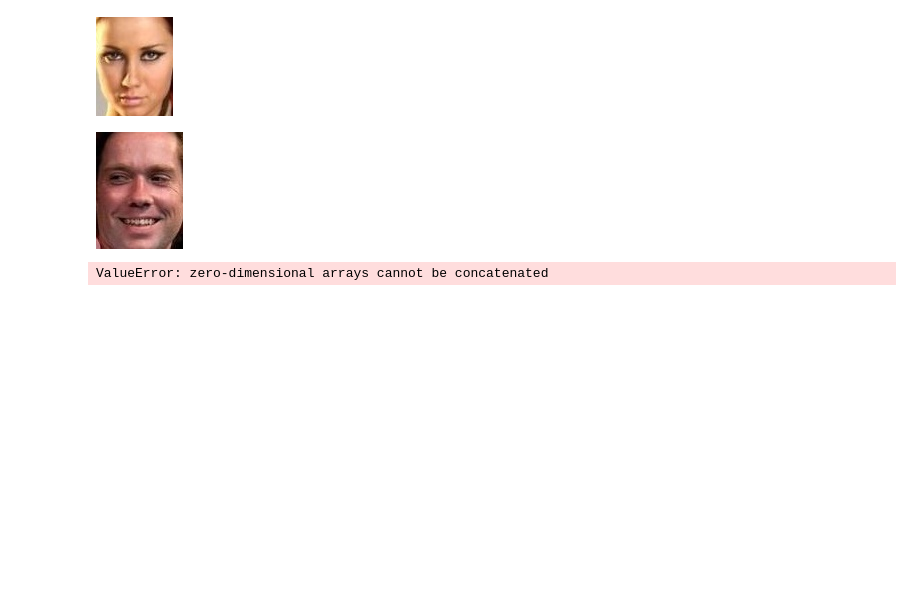
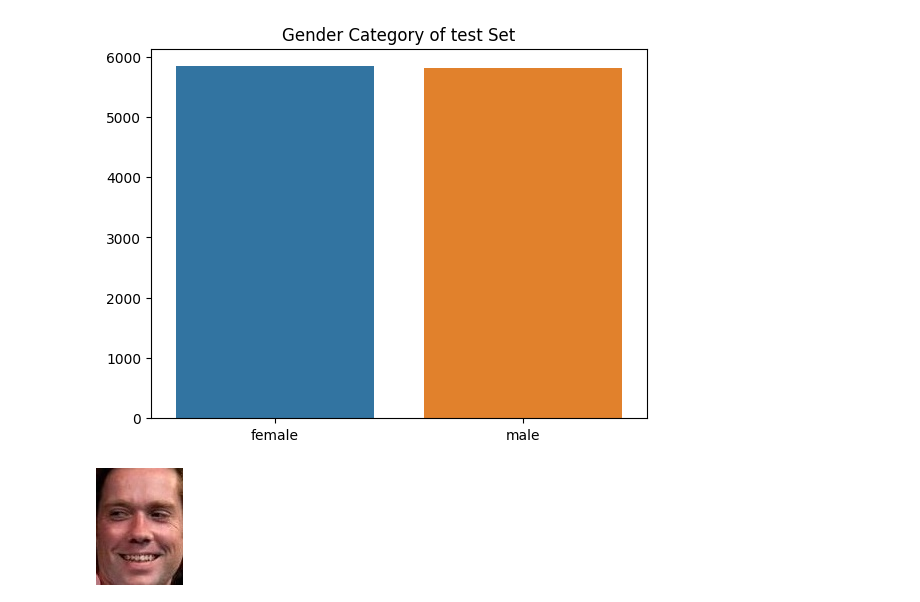
Before and after one commit to Mozes721/MaleOrFemale, a Jupyter notebook: classification/gender-classification-trained-dataset.ipynb, the cells around one changed output. Drawn from its saved outputs; the diff is of its cells as text; code cells hidden in the pictures; blank space fills up the shorter version.

```diff
--- a/classification/gender-classification-trained-dataset.ipynb
+++ b/classification/gender-classification-trained-dataset.ipynb
@@ -28,12 +21,10 @@ female_test='../Validation/female'
 # %%
-train_category=os.listdir(train_path)
+category_names = os.listdir(train_path)
+num_category_names =len(category_names)
 train_images = []
-for cate in train_category:
-    folder = train_path + "/" + cate
+for category in category_names:
+    folder = train_path +"/"+ category
     train_images.append(len(os.listdir(folder)))
 
-test_category=os.listdir(test_path)
-test_images = []
-for cate in test_category:
-     folder = test_path +"/"+ cate
-     test_images.append(len(os.listdir(folder)))
+g = sns.barplot(x=category_names,y=train_images)
+g.set_title("Gender Category of Train Set");
@@ -40,7 +33,13 @@ for cate in test_category:
 # %%
-Image.open('../Training/female/131485.jpg.jpg')
+test_images = []
+for category in category_names:
+    folder = test_path +"/"+ category
+    test_images.append(len(os.listdir(folder)))
+
+g = sns.barplot(x=category_names,y=test_images)
+g.set_title("Gender Category of test Set");
 # %% [output]
-[figure, old version]
+[figure, new version]
 # %%
 Image.open('../Training/male/090544.jpg.jpg')
 # %% [output]
@@ -69,13 +70,7 @@ for i in os.listdir(test_male):
 # %%
-x_train=np.concatenate((fe_train,ma_train),axis=0)
-y_train=np.asarray(label1)
-y_train=y_train.reshape(x_train.shape[0],1)
-
-x_test = np.concatenate((male_test,female_test),axis=0)
-y_test = np.asarray(label2)
-y_test = y_test.reshape(x_test.shape[0],1)
+x_train = np.concatenate((male_train,female_train),axis=0)
+y_train = np.asarray(label)
+y_train = y_train.reshape(x_train.shape[0],1)
-# %% [output]
-ValueError: zero-dimensional arrays cannot be concatenated
 # %%
 print("Woman Faces",np.shape(female_train),"Man Faces",np.shape(male_train))
 print("Train Dataset",x_train.shape,"Train Values",y_train.shape)
```
Also changed, not shown: parts of 21 cells of this notebook, 4 other files.
